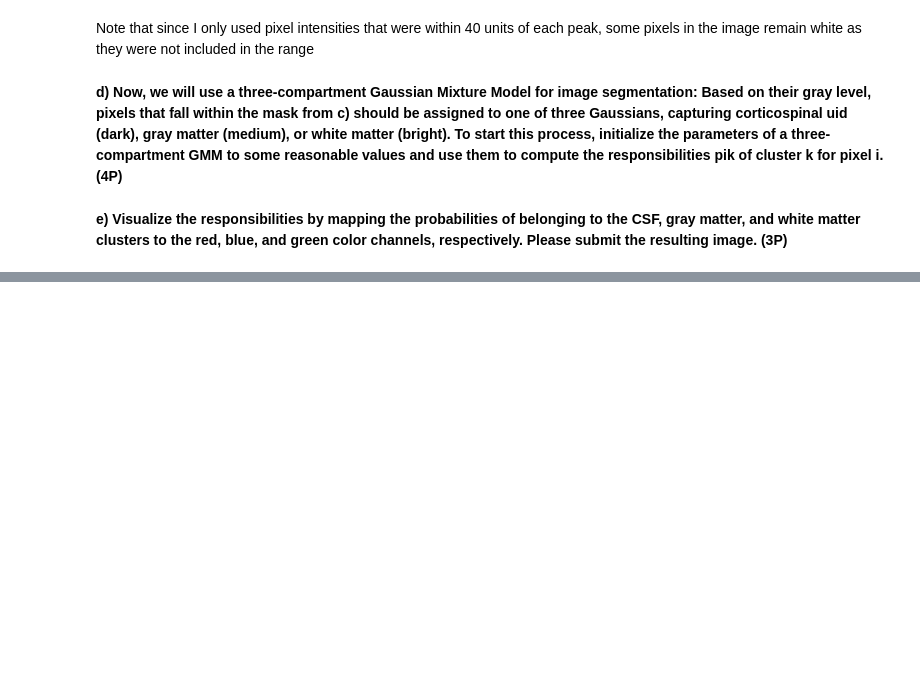
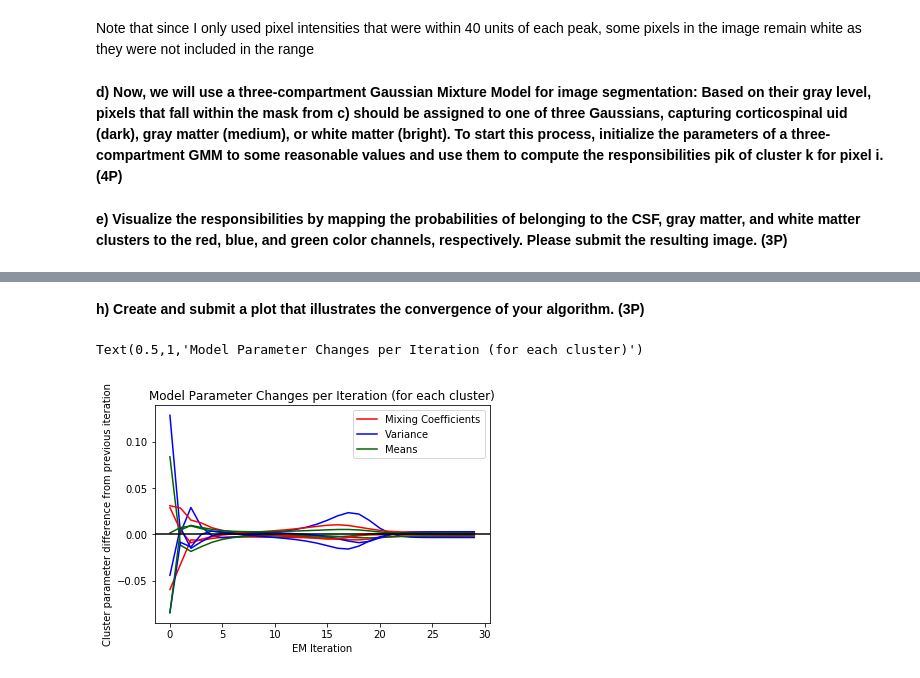
Before and after one commit to brucetony/VisComp, a Jupyter notebook: vclsi-4_Clustering-and-Img-Segmentation/vclsi-4-Schultz-Ibarra.ipynb, the cells around one changed output, grey strips where cells are left out. Saved outputs shown, nothing was run; the diff lists cells and outputs as text; code cells hidden in the pictures; blank space fills up the shorter version.

```diff
--- a/vclsi-4_Clustering-and-Img-Segmentation/vclsi-4-Schultz-Ibarra.ipynb
+++ b/vclsi-4_Clustering-and-Img-Segmentation/vclsi-4-Schultz-Ibarra.ipynb
@@ -163,0 +314,26 @@ Image('GMM_image.png')
+# %% [markdown]
+**h) Create and submit a plot that illustrates the convergence of your algorithm. (3P)**
+# %%
+def track_changes(value_array):
+    # Standardize each iteration element
+    differences = []
+    for i, iteration in enumerate(value_array):
+        value_array[i] = [value/sum(iteration) for value in iteration]
+        if i > 0:
+            differences.append([value_array[i][k]-value_array[i-1][k] for k in range(len(iteration))])
+    return list(map(list, zip(*differences)))
+
+# Graph the changes in model parameters with each iteration
+for i in range(len(track_changes(mix_coeff))):
+    plt.plot(range(iter), track_changes(mix_coeff)[i], color='red', label='Mixing Coefficients')
+    plt.plot(range(iter), track_changes(sigma)[i], color='blue', label='Variance')
+    plt.plot(range(iter), track_changes(means)[i], color='darkgreen', label='Means')
+    if i == 0:
+        plt.legend(['Mixing Coefficients', 'Variance', 'Means'])
+plt.axhline(y=0, color='black', linestyle='-')
+plt.xlabel('EM Iteration')
+plt.ylabel('Cluster parameter difference from previous iteration')
+plt.title('Model Parameter Changes per Iteration (for each cluster)')
+# %% [output]
+Text(0.5,1,'Model Parameter Changes per Iteration (for each cluster)')
+[figure, added]
```
Also changed, not shown: parts of 14 cells of this notebook, 1 other file.
